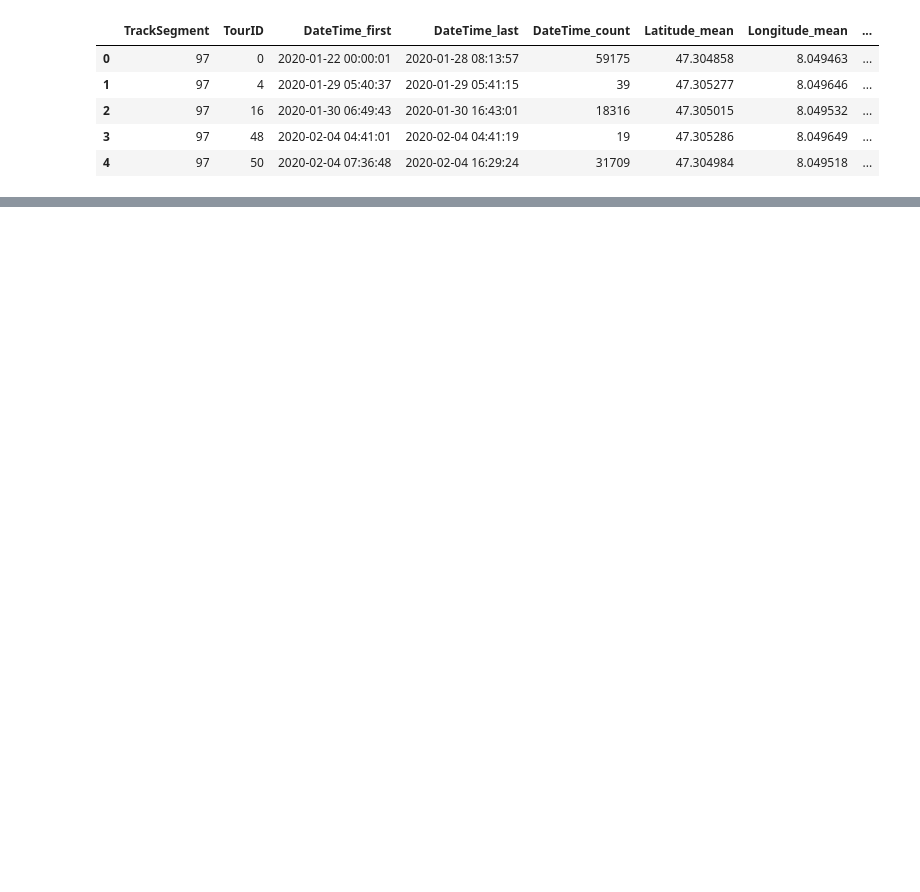
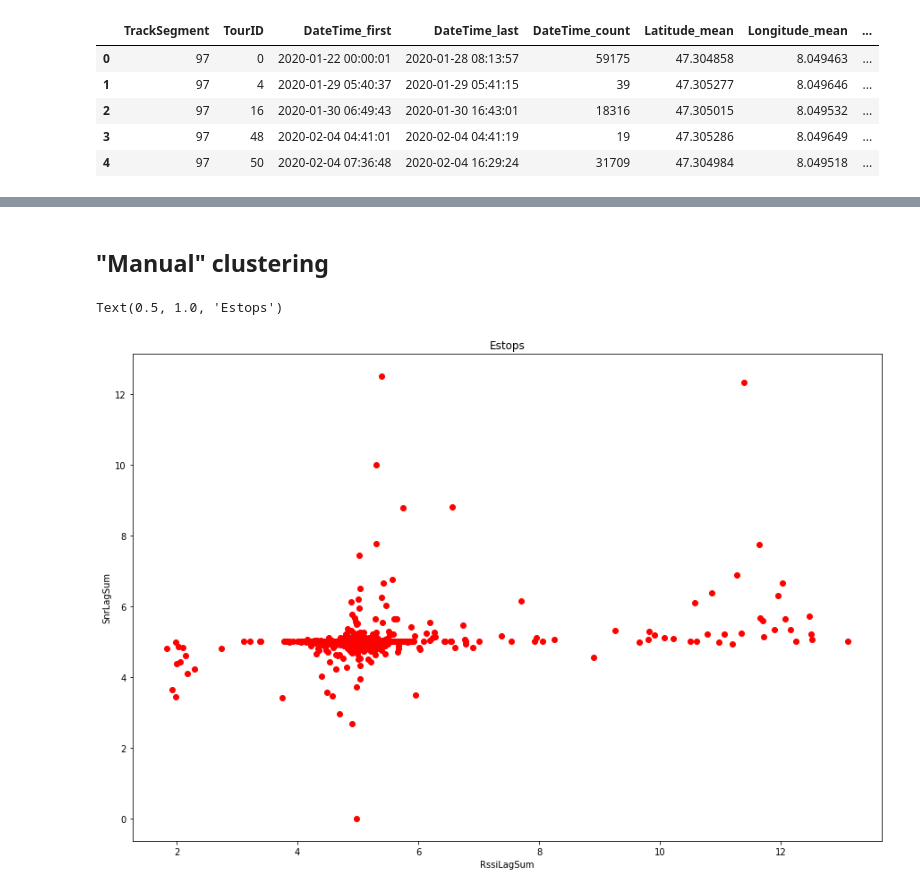
Before and after one commit to croidzen/hz21-sc, a Jupyter notebook: analytics.ipynb, the cells around one changed output, grey strips where cells are left out. Saved outputs shown, nothing was run; the diff lists cells and outputs as text; code cells hidden in the pictures; blank space fills up the shorter version.

```diff
--- a/analytics.ipynb
+++ b/analytics.ipynb
@@ -231,15 +149,0 @@ plt.show() # to suppress last object string
-# %%
-columns = ['TrackSegment', 'TourID', 'n_estops', 'A2_RSSI_min', 'A2_RSSI_mean', 'A2_RSSI_std', 'SNR1_min', 'SNR1_mean', 'SNR1_std']
-lag_cols = ['A2_RSSI_min', 'A2_RSSI_mean', 'A2_RSSI_std', 'SNR1_min', 'SNR1_mean', 'SNR1_std']
-df_estops = df_segments.loc[df_segments['n_estops']>0, columns]
-
-for lag in range(1, 4):
-    lagged_values = df_segments.loc[df_segments['n_estops'].shift(-1)>0, lag_cols]
-    for col in lag_cols:
-        df_estops[f'{col}-{lag}'] = lagged_values[col].values
-        df_estops[f'{col}-{lag}'] = df_estops[f'{col}-{lag}'] / df_estops[col]  # change to relative
-        df_estops[f'{col}-{lag}'] = df_estops[f'{col}-{lag}'].replace(np.nan, 1)  # replace nan if base value was 0
-        df_estops[f'{col}-{lag}'] = df_estops[f'{col}-{lag}'].replace(np.inf, 1)  # replace inf if base value was 0
-df_estops = df_estops.dropna()
-df_estops
-# But noise is a problem.
@@ -298,0 +287,15 @@ Frontend
+# %%
+# Add relative values of measurements that were taken on prior passes of the same segments
+
+columns = ['TrackSegment', 'TourID', 'n_estops', 'A2_RSSI_mean', 'SNR1_mean']
+lag_cols = ['A2_RSSI_mean', 'SNR1_mean']
+df_estops = df_segments.loc[df_segments['n_estops']>0, columns]
+
+for lag in range(1, 6):
+    lagged_values = df_segments.loc[df_segments['n_estops'].shift(-1)>0, lag_cols]
+    for col in lag_cols:
+        df_estops[f'{col}-{lag}'] = lagged_values[col].values
+        df_estops[f'{col}-{lag}'] = df_estops[f'{col}-{lag}'] / df_estops[col]  # change to relative
+        df_estops[f'{col}-{lag}'] = df_estops[f'{col}-{lag}'].replace(np.nan, 1)  # replace nan if base value was 0
+        df_estops[f'{col}-{lag}'] = df_estops[f'{col}-{lag}'].replace(np.inf, 1)  # replace inf if base value was 0
+df_estops = df_estops.dropna()
@@ -298,0 +372,20 @@ Frontend
+# %% [markdown]
+## "Manual" clustering
+# %%
+# Adding the relative measurements of prior segment passes and plotting
+
+df_estops['RssiLagSum'] = df_estops[['A2_RSSI_mean-1', 'A2_RSSI_mean-2', 'A2_RSSI_mean-3', 'A2_RSSI_mean-4', 'A2_RSSI_mean-5']].sum(axis='columns')
+df_estops['SnrLagSum'] = df_estops[['SNR1_mean-1', 'SNR1_mean-2', 'SNR1_mean-3', 'SNR1_mean-4', 'SNR1_mean-5']].sum(axis='columns')
+
+plt.rcParams['figure.figsize'] = [15, 10]
+
+x = df_estops['RssiLagSum']
+y = df_estops['SnrLagSum']
+
+plt.plot(x, y, 'ro', label='estops')
+plt.xlabel('RssiLagSum')
+plt.ylabel('SnrLagSum')
+plt.title(f"Estops")
+# %% [output]
+Text(0.5, 1.0, 'Estops')
+[figure, added]
```
Also changed, not shown: parts of 54 cells of this notebook.
